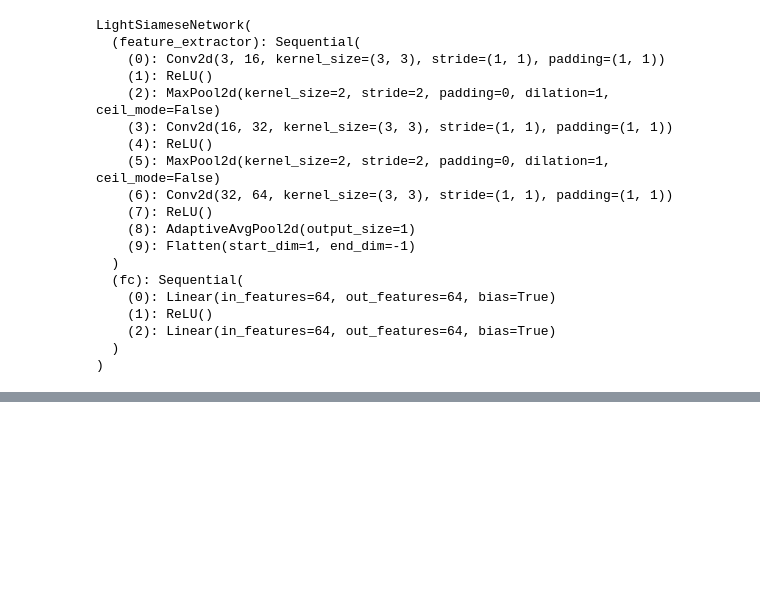
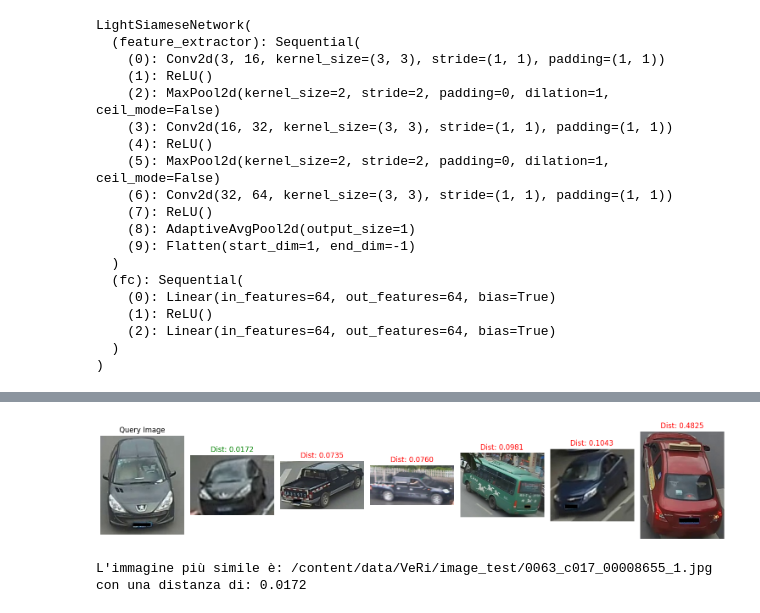
Before and after one commit to lele25811/Vehicle-ReId, a Jupyter notebook: Vehicle_ReId_Rete_Siamese.ipynb, the cells around one changed output, grey strips where cells are left out. Drawn from its saved outputs; the diff is of its cells as text; code cells hidden in the pictures; blank space fills up the shorter version.

```diff
--- a/Vehicle_ReId_Rete_Siamese.ipynb
+++ b/Vehicle_ReId_Rete_Siamese.ipynb
@@ -684,0 +688,22 @@ L'immagine più simile è: /content/data/VeRi/image_test/0086_c017_00080730_0.jp
+# %%
+# Percorsi
+query_image = "/content/data/VeRi/image_query/0063_c001_00009565_0.jpg"
+reference_images = ["/content/data/VeRi/image_test/0042_c017_00082800_0.jpg",
+                    "/content/data/VeRi/image_test/0066_c016_00055465_0.jpg",
+                    "/content/data/VeRi/image_test/0035_c003_00001855_0.jpg",
+                    "/content/data/VeRi/image_test/0063_c017_00008655_1.jpg",
+                    "/content/data/VeRi/image_test/0096_c007_00030635_0.jpg",
+                    "/content/data/VeRi/image_test/0101_c001_00043710_0.jpg"]
+
+# Dispositivo
+device = "cuda" if torch.cuda.is_available() else "cpu"
+
+# Esegui la ricerca
+most_similar_image, distance = find_and_visualize_best_match(query_image, reference_images, model_loaded, transform, device)
+
+# Risultato
+print(f"L'immagine più simile è: {most_similar_image}\ncon una distanza di: {distance:.4f}")
+# %% [output]
+[figure, added]
+L'immagine più simile è: /content/data/VeRi/image_test/0063_c017_00008655_1.jpg
+con una distanza di: 0.0172
```
Also changed, not shown: parts of 3 cells of this notebook.
